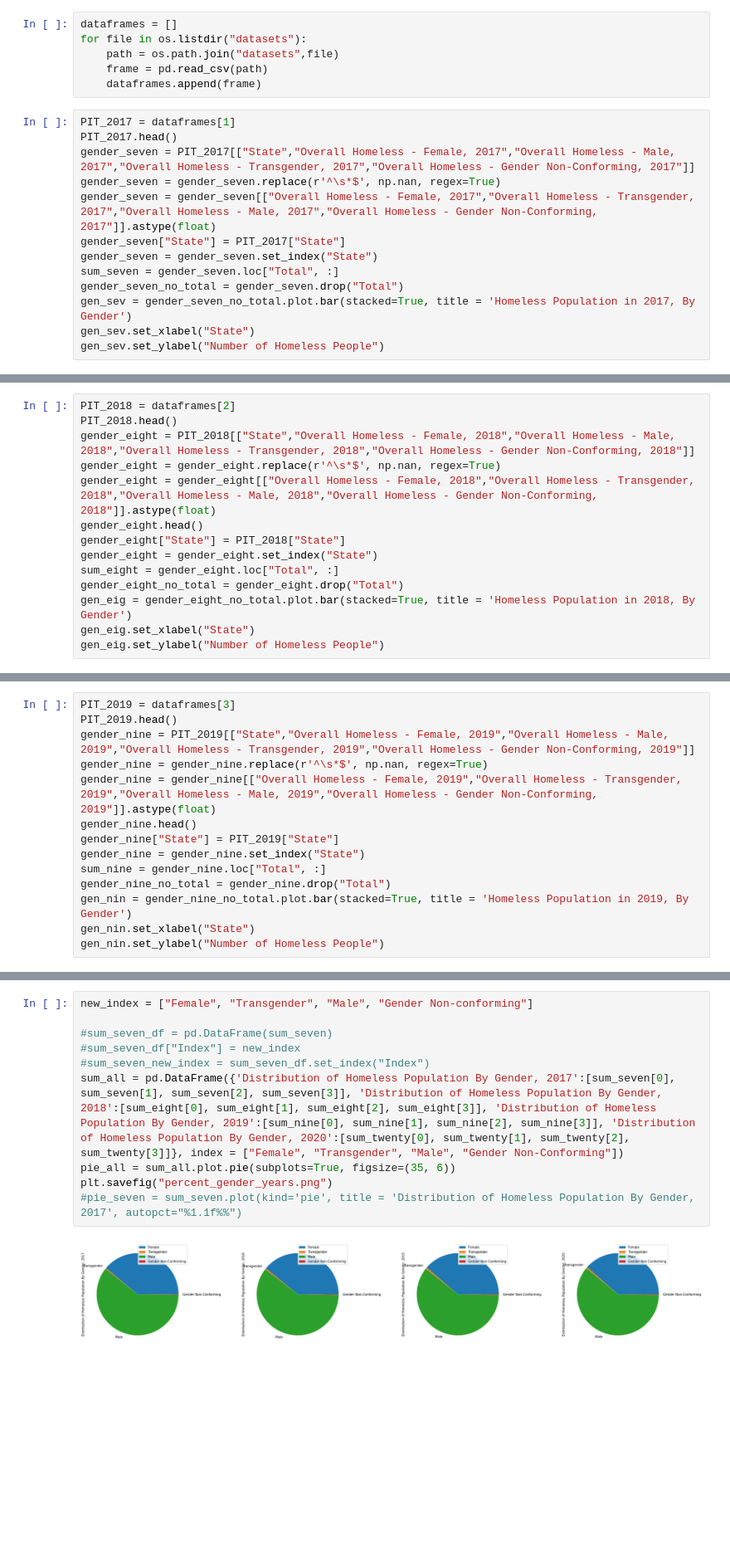
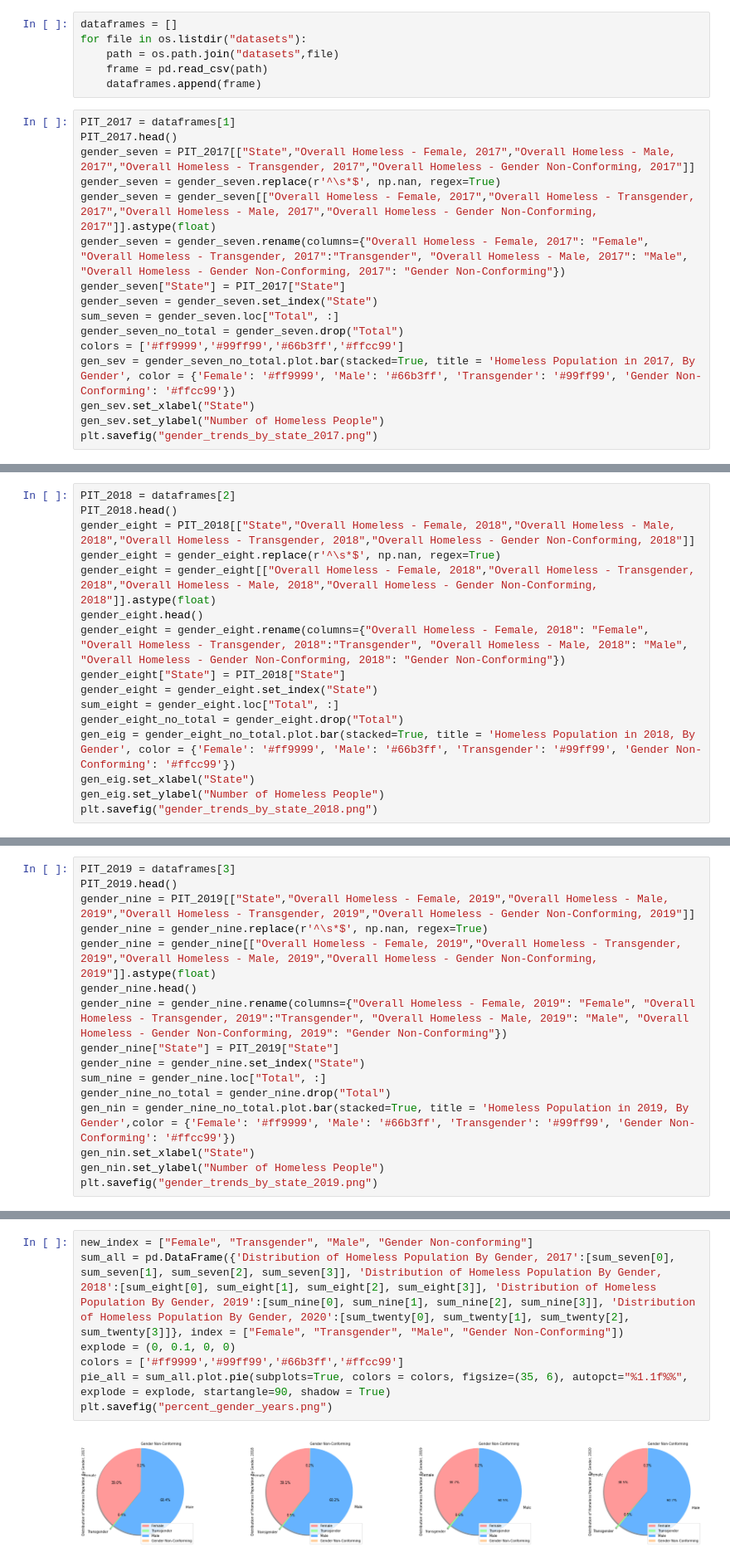
Before and after one commit to esther2897/project_one, a Jupyter notebook: Analysis_Gender.ipynb, the cells around one changed output, grey strips where cells are left out. Shown at 83% size. Drawn from its saved outputs; the diff is of its cells as text; blank space fills up the shorter version.

```diff
--- a/Analysis_Gender.ipynb
+++ b/Analysis_Gender.ipynb
@@ -15,11 +15,14 @@ PIT_2017.head()
 gender_seven = PIT_2017[["State","Overall Homeless - Female, 2017","Overall Homeless - Male, 2017","Overall Homeless - Transgender, 2017","Overall Homeless - Gender Non-Conforming, 2017"]]
 gender_seven = gender_seven.replace(r'^\s*$', np.nan, regex=True)
 gender_seven = gender_seven[["Overall Homeless - Female, 2017","Overall Homeless - Transgender, 2017","Overall Homeless - Male, 2017","Overall Homeless - Gender Non-Conforming, 2017"]].astype(float)
+gender_seven = gender_seven.rename(columns={"Overall Homeless - Female, 2017": "Female", "Overall Homeless - Transgender, 2017":"Transgender", "Overall Homeless - Male, 2017": "Male", "Overall Homeless - Gender Non-Conforming, 2017": "Gender Non-Conforming"})
 gender_seven["State"] = PIT_2017["State"]
 gender_seven = gender_seven.set_index("State")
 sum_seven = gender_seven.loc["Total", :]
 gender_seven_no_total = gender_seven.drop("Total")
-gen_sev = gender_seven_no_total.plot.bar(stacked=True, title = 'Homeless Population in 2017, By Gender')
+colors = ['#ff9999','#99ff99','#66b3ff','#ffcc99']
+gen_sev = gender_seven_no_total.plot.bar(stacked=True, title = 'Homeless Population in 2017, By Gender', color = {'Female': '#ff9999', 'Male': '#66b3ff', 'Transgender': '#99ff99', 'Gender Non-Conforming': '#ffcc99'})
 gen_sev.set_xlabel("State")
 gen_sev.set_ylabel("Number of Homeless People")
+plt.savefig("gender_trends_by_state_2017.png")
 # %% [output]
@@ -32,11 +34,13 @@ gender_eight = PIT_2018[["State","Overall Homeless - Female, 2018","Overall Home
 gender_eight = gender_eight.replace(r'^\s*$', np.nan, regex=True)
 gender_eight = gender_eight[["Overall Homeless - Female, 2018","Overall Homeless - Transgender, 2018","Overall Homeless - Male, 2018","Overall Homeless - Gender Non-Conforming, 2018"]].astype(float)
 gender_eight.head()
+gender_eight = gender_eight.rename(columns={"Overall Homeless - Female, 2018": "Female", "Overall Homeless - Transgender, 2018":"Transgender", "Overall Homeless - Male, 2018": "Male", "Overall Homeless - Gender Non-Conforming, 2018": "Gender Non-Conforming"})
 gender_eight["State"] = PIT_2018["State"]
 gender_eight = gender_eight.set_index("State")
 sum_eight = gender_eight.loc["Total", :]
 gender_eight_no_total = gender_eight.drop("Total")
-gen_eig = gender_eight_no_total.plot.bar(stacked=True, title = 'Homeless Population in 2018, By Gender')
+gen_eig = gender_eight_no_total.plot.bar(stacked=True, title = 'Homeless Population in 2018, By Gender', color = {'Female': '#ff9999', 'Male': '#66b3ff', 'Transgender': '#99ff99', 'Gender Non-Conforming': '#ffcc99'})
 gen_eig.set_xlabel("State")
 gen_eig.set_ylabel("Number of Homeless People")
+plt.savefig("gender_trends_by_state_2018.png")
 # %% [output]
@@ -49,11 +52,13 @@ gender_nine = PIT_2019[["State","Overall Homeless - Female, 2019","Overall Homel
 gender_nine = gender_nine.replace(r'^\s*$', np.nan, regex=True)
 gender_nine = gender_nine[["Overall Homeless - Female, 2019","Overall Homeless - Transgender, 2019","Overall Homeless - Male, 2019","Overall Homeless - Gender Non-Conforming, 2019"]].astype(float)
 gender_nine.head()
+gender_nine = gender_nine.rename(columns={"Overall Homeless - Female, 2019": "Female", "Overall Homeless - Transgender, 2019":"Transgender", "Overall Homeless - Male, 2019": "Male", "Overall Homeless - Gender Non-Conforming, 2019": "Gender Non-Conforming"})
 gender_nine["State"] = PIT_2019["State"]
 gender_nine = gender_nine.set_index("State")
 sum_nine = gender_nine.loc["Total", :]
 gender_nine_no_total = gender_nine.drop("Total")
-gen_nin = gender_nine_no_total.plot.bar(stacked=True, title = 'Homeless Population in 2019, By Gender')
+gen_nin = gender_nine_no_total.plot.bar(stacked=True, title = 'Homeless Population in 2019, By Gender',color = {'Female': '#ff9999', 'Male': '#66b3ff', 'Transgender': '#99ff99', 'Gender Non-Conforming': '#ffcc99'})
 gen_nin.set_xlabel("State")
 gen_nin.set_ylabel("Number of Homeless People")
+plt.savefig("gender_trends_by_state_2019.png")
 # %% [output]
@@ -91,12 +109,9 @@ gender_total.grid()
 # %%
 new_index = ["Female", "Transgender", "Male", "Gender Non-conforming"]
-
-#sum_seven_df = pd.DataFrame(sum_seven)
-#sum_seven_df["Index"] = new_index
-#sum_seven_new_index = sum_seven_df.set_index("Index")
 sum_all = pd.DataFrame({'Distribution of Homeless Population By Gender, 2017':[sum_seven[0], sum_seven[1], sum_seven[2], sum_seven[3]], 'Distribution of Homeless Population By Gender, 2018':[sum_eight[0], sum_eight[1], sum_eight[2], sum_eight[3]], 'Distribution of Homeless Population By Gender, 2019':[sum_nine[0], sum_nine[1], sum_nine[2], sum_nine[3]], 'Distribution of Homeless Population By Gender, 2020':[sum_twenty[0], sum_twenty[1], sum_twenty[2], sum_twenty[3]]}, index = ["Female", "Transgender", "Male", "Gender Non-Conforming"])
-pie_all = sum_all.plot.pie(subplots=True, figsize=(35, 6))
+explode = (0, 0.1, 0, 0)
+colors = ['#ff9999','#99ff99','#66b3ff','#ffcc99']
+pie_all = sum_all.plot.pie(subplots=True, colors = colors, figsize=(35, 6), autopct="%1.1f%%", explode = explode, startangle=90, shadow = True)
 plt.savefig("percent_gender_years.png")
-#pie_seven = sum_seven.plot(kind='pie', title = 'Distribution of Homeless Population By Gender, 2017', autopct="%1.1f%%")
 # %% [output]
-[figure, old version]
+[figure, new version]
```
Also changed, not shown: parts of 9 cells of this notebook, 7 other files.
